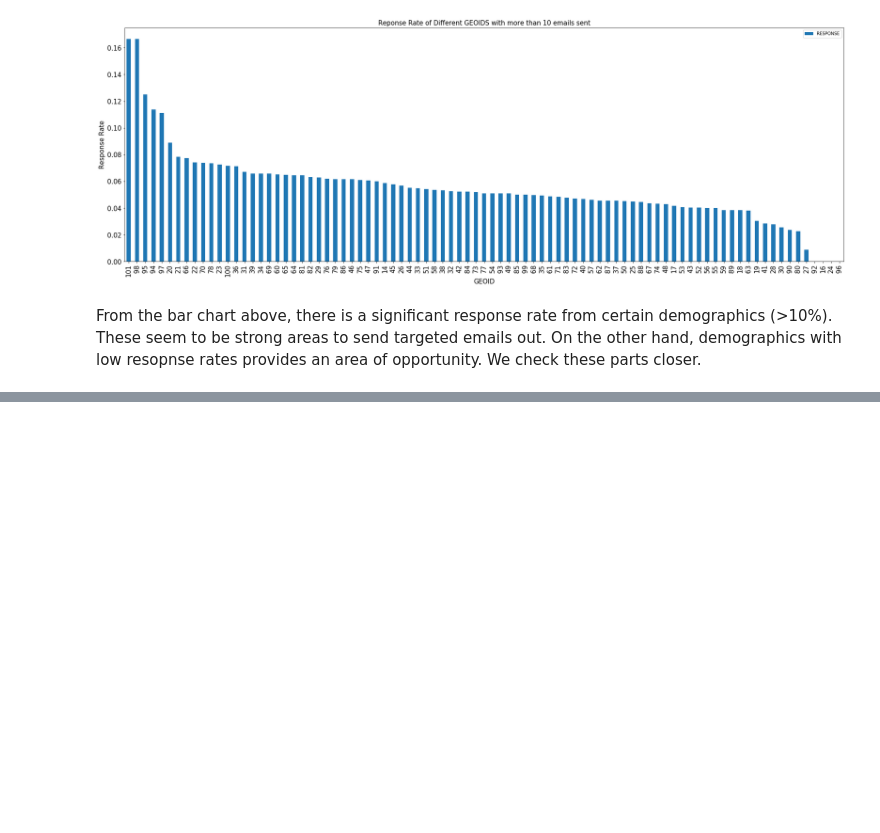
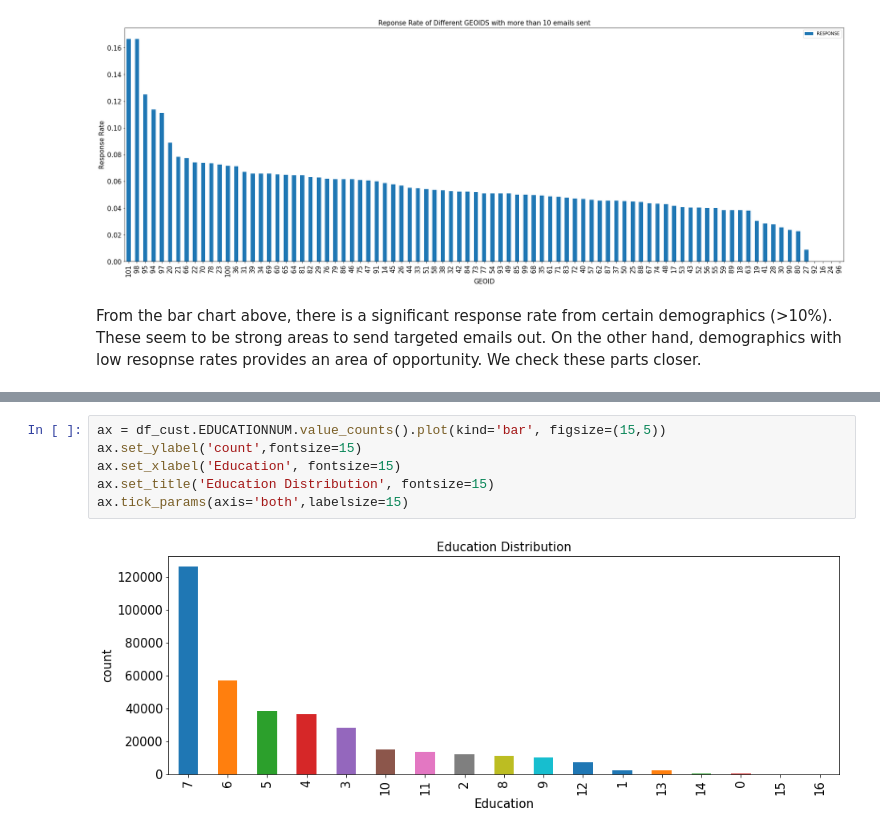
Before and after one commit to momori790/Springboard_AIC, a Jupyter notebook: capstone/notebooks/1.0-mo-initial-analysis.ipynb, the cells around one changed output, grey strips where cells are left out. Drawn from its saved outputs; the diff is of its cells as text; blank space fills up the shorter version.

```diff
--- a/capstone/notebooks/1.0-mo-initial-analysis.ipynb
+++ b/capstone/notebooks/1.0-mo-initial-analysis.ipynb
@@ -351,0 +371,8 @@ grped_resp_rate.head(10)
+# %%
+ax = df_cust.EDUCATIONNUM.value_counts().plot(kind='bar', figsize=(15,5))
+ax.set_ylabel('count',fontsize=15)
+ax.set_xlabel('Education', fontsize=15)
+ax.set_title('Education Distribution', fontsize=15)
+ax.tick_params(axis='both',labelsize=15)
+# %% [output]
+[figure, added]
```
Also changed, not shown: parts of 21 cells of this notebook.
